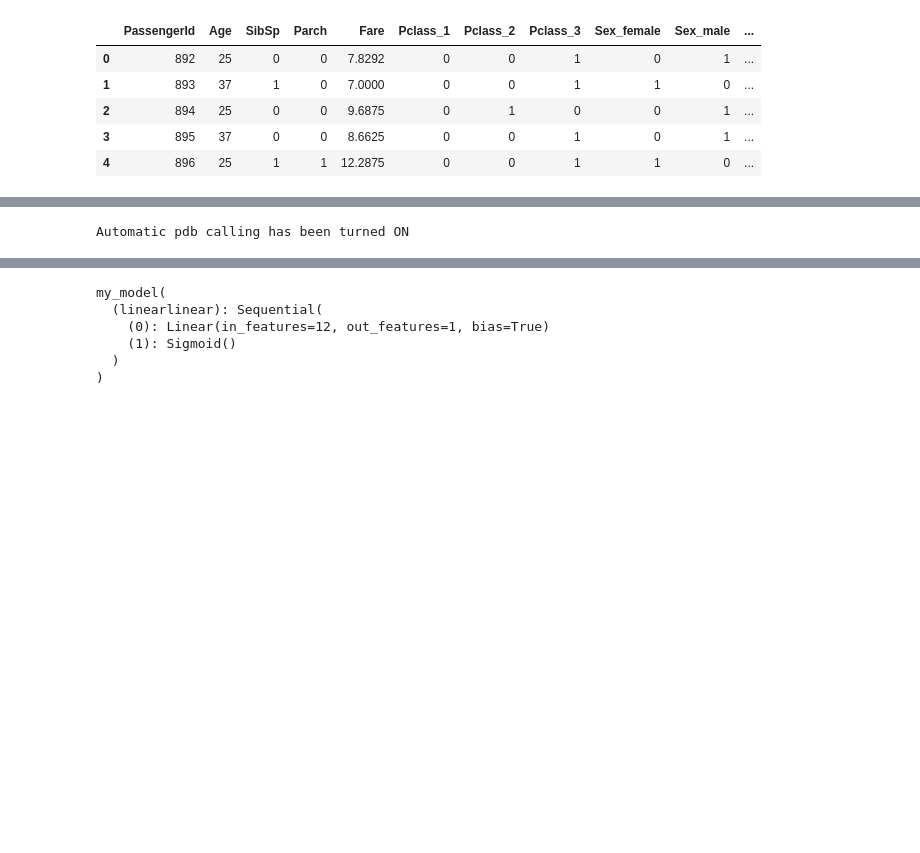
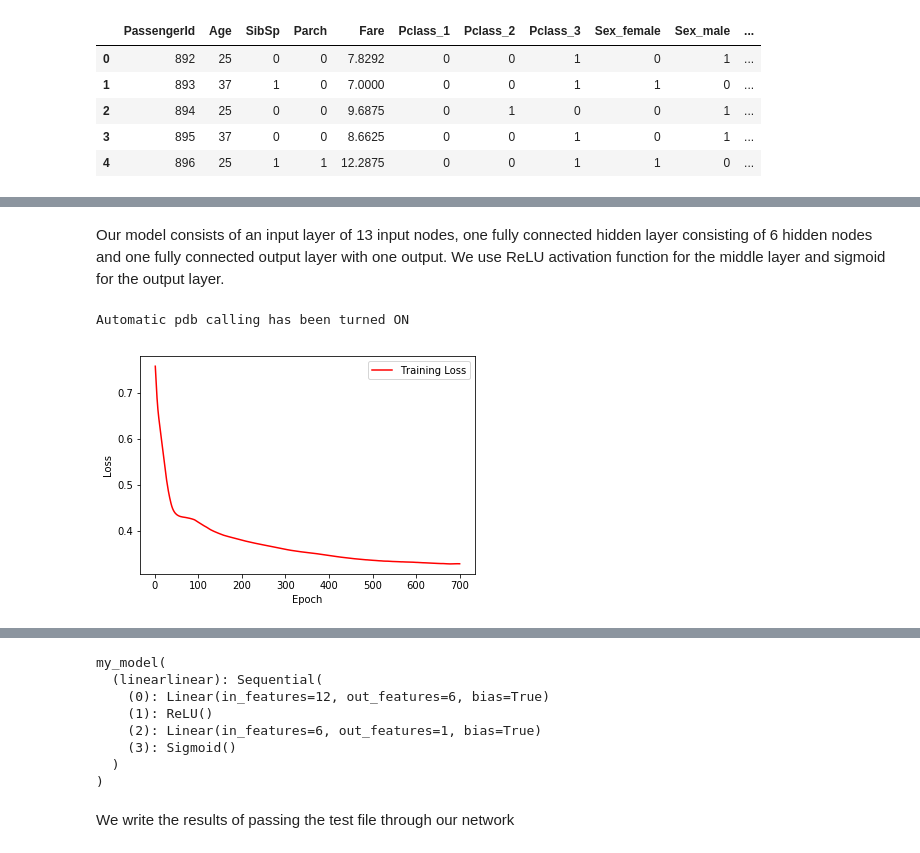
Before and after one commit to rrupam/Titanic-with-Pytorch, a Jupyter notebook: Titanic_from_scratch.ipynb, the cells around one changed output, grey strips where cells are left out. Cells and saved outputs as stored; diff of their text form; code cells hidden in the pictures; blank space fills up the shorter version.

Commit message:
Modified the neural network
I added a hidden layer to the network and added markdown content.

```diff
--- a/Titanic_from_scratch.ipynb
+++ b/Titanic_from_scratch.ipynb
@@ -188,10 +197,12 @@ class set_up_data(data.Dataset):
 # %%
 train_data=set_up_data(df)
 train_loader = data.DataLoader(train_data,batch_size=200,num_workers=0)
+# %% [markdown]
+Our model consists of an input layer of 13 input nodes, one fully connected hidden layer consisting of 6 hidden nodes and one fully connected output layer with one output. We use ReLU activation function for the middle layer and sigmoid for the output layer.
 # %%
 from torch import nn
 class my_model(nn.Module):
-    def __init__(self,n_in=12,n_hid=1,n_out=1):
+    def __init__(self,n_in=12,n_hid=6,n_out=1):
         super(my_model,self).__init__()
         self.n_in  = n_in
         self.n_hid = n_hid
@@ -200,8 +211,8 @@ class my_model(nn.Module):
     #self.fc1=nn.Linear(n_in,n_hid)
 
         self.linearlinear =  nn.Sequential(nn.Linear(n_in,n_hid),
-                             #nn.ReLU(),
-                             #nn.Linear(n_hid,n_out),
+                             nn.ReLU(),
+                             nn.Linear(n_hid,n_out),
                              nn.Sigmoid())
 
 
@@ -225,8 +236,8 @@ criterion=nn.BCELoss()
 Automatic pdb calling has been turned ON
 # %%
 
-
-epochs = 20
+loss_data=[]
+epochs = 700
 for e in range(epochs):
     running_loss = 0#get images
     for info, labels in train_loader:
@@ -237,31 +248,43 @@ for e in range(epochs):
         dummy_labels=dummy_labels.view(-1,1)
         # Clear the gradients, do this because gradients are accumulated
         optimizer.zero_grad()
 
         #Forward pass
         output=model(info)
 
 
         #Calculate the loss
         loss=criterion(output,dummy_labels)
 
 
 
         #backward propagation
         loss.backward()
 
         optimizer.step()
 
         running_loss += loss.item()
 
 
      ## TODO: Implement the validation pass and print out the validation accuracy
     else:
-        print(f"Training loss: {running_loss/len(train_loader)}")
+        #print(f"Training loss: {running_loss/len(train_loader)}")
+        loss_data.append(loss)
         #print('bias',model.linearlinear[0].bias)
         #print('weight',model.linearlinear[0].weight)
         #print("output",output)
         #print("labels",dummy_labels)
         #print('shape',info.shape)
 #print("output",output)
+
+epoch_count = range(1, epochs + 1)
+
+plt.plot(epoch_count, loss_data, 'r')
+plt.legend(['Training Loss'])
+plt.xlabel('Epoch')
+plt.ylabel('Loss')
+plt.show();
+
+print(f"Training loss: {running_loss/len(train_loader)}")
 # %% [output]
+[figure, added]
@@ -290,8 +294,10 @@ print(model)
 # %% [output]
 my_model(
   (linearlinear): Sequential(
-    (0): Linear(in_features=12, out_features=1, bias=True)
-    (1): Sigmoid()
+    (0): Linear(in_features=12, out_features=6, bias=True)
+    (1): ReLU()
+    (2): Linear(in_features=6, out_features=1, bias=True)
+    (3): Sigmoid()
   )
 )
 # %%
@@ -321,6 +327,8 @@ class set_up_test_data(data.Dataset):
 # %%
 test_data=set_up_test_data(df_test)
 test_loader = data.DataLoader(test_data,batch_size=200,num_workers=0)
+# %% [markdown]
+We write the results of passing the test file through our network
 # %%
 predictions = np.array([[]])
 with open('survivors_titanic_test1.csv','w') as newFile:
```
Also changed, not shown: parts of 8 cells of this notebook.
